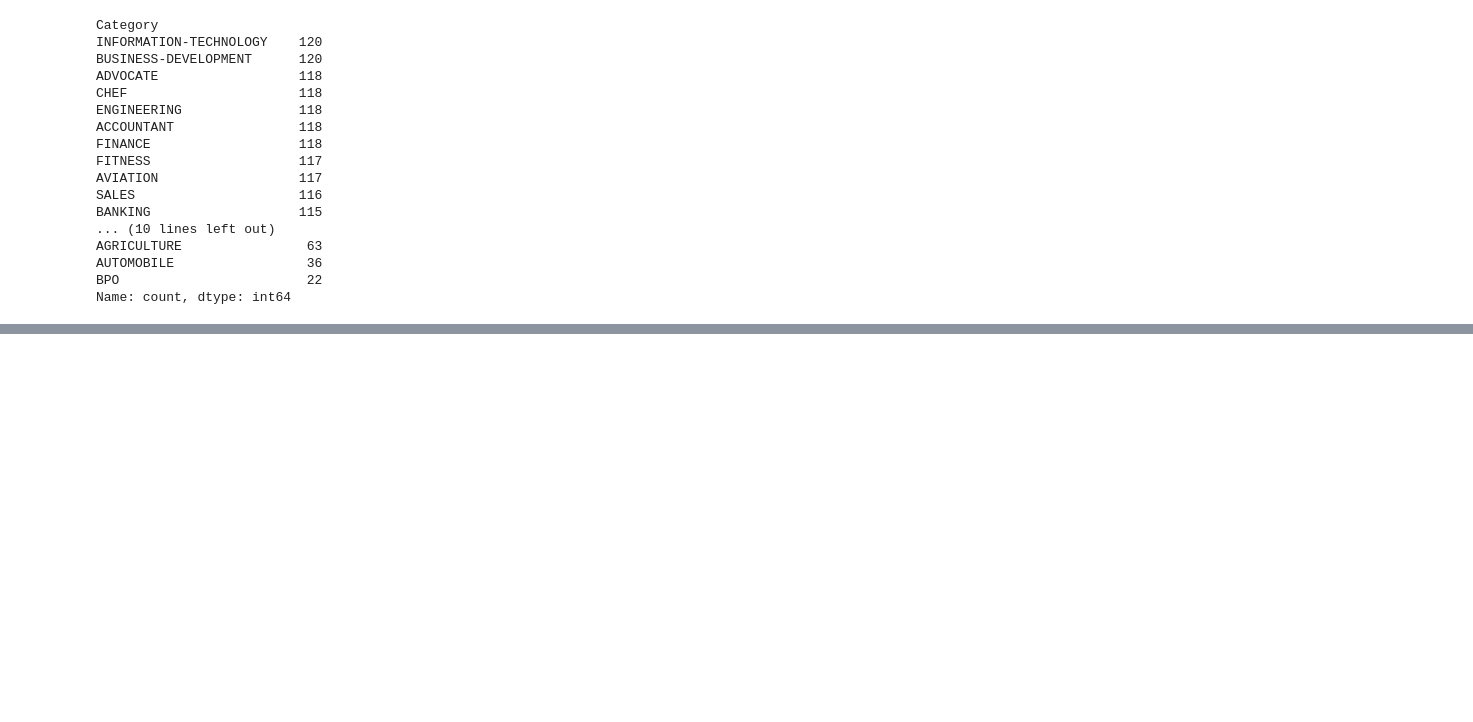
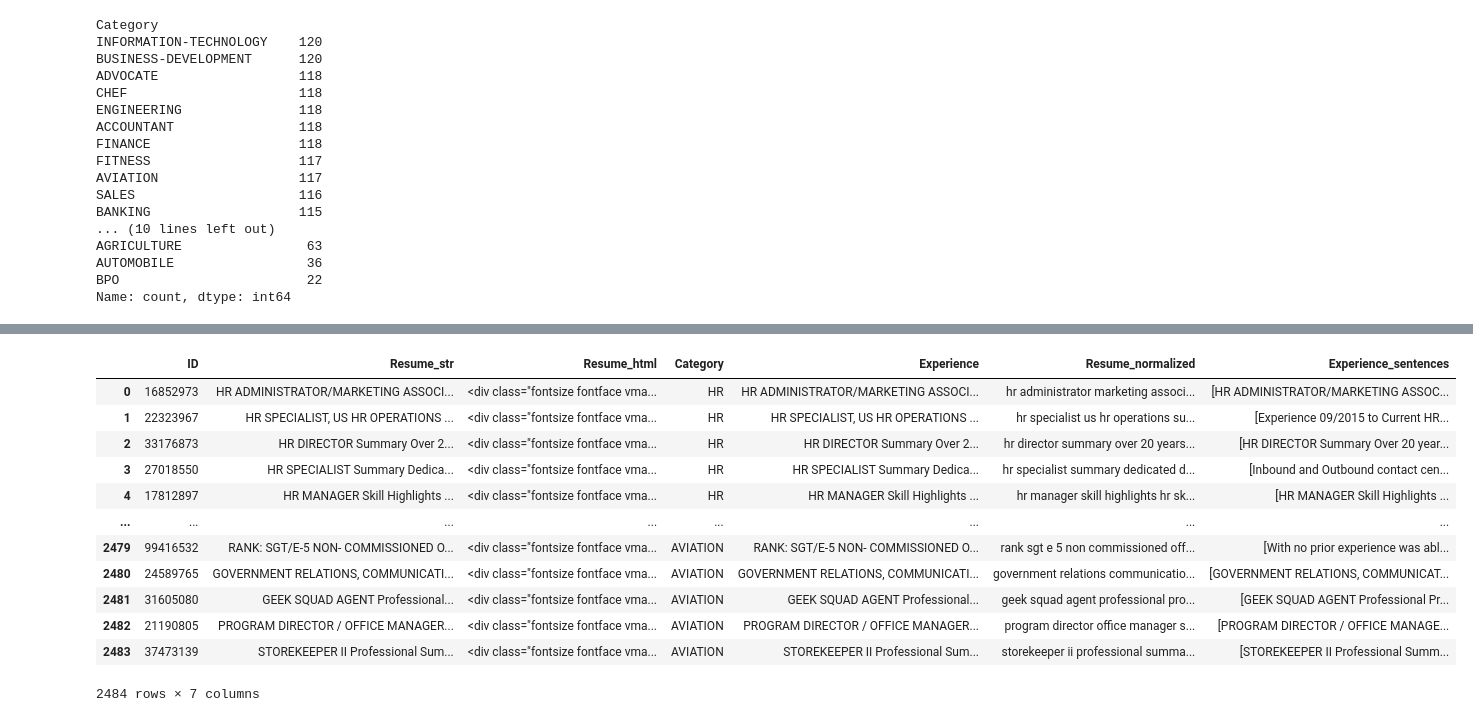
Before and after one commit to b0tish/Career-Link, a Jupyter notebook: ml_model/train_model.ipynb, the cells around one changed output, grey strips where cells are left out. Cells and saved outputs as stored; diff of their text form; code cells hidden in the pictures; blank space fills up the shorter version.

```diff
--- a/ml_model/train_model.ipynb
+++ b/ml_model/train_model.ipynb
@@ -62,0 +113,8 @@ Name: count, dtype: int64
+# %%
+from bs4 import BeautifulSoup
+
+
+def strip_html(text):
+    return BeautifulSoup(text, "html.parser").get_text()
+
+df["Experience"] = df["Resume_html"].apply(strip_html)
@@ -62,0 +135,22 @@ Name: count, dtype: int64
+# %%
+import re
+
+def normalize(text):
+
+    text = text.lower()
+
+    text = re.sub(r'[^a-zA-Z0-9 ]', ' ', text)
+
+    text = re.sub(r'\s+', ' ', text)
+    return text.strip()
+
+
+
+print("Columns in df:")
+print(df.columns)
+
+
+df['Resume_normalized'] = df['Experience'].apply(normalize)
+
+
+df
@@ -62,0 +173,29 @@ Name: count, dtype: int64
+# %%
+import re
+
+def extract_experience_sentences(text):
+    """Split text into sentences and filter those related to experience."""
+    # Split by sentence endings
+    sentences = re.split(r'[.!?]', text)
+    # Filter for those that mention experience
+    return [s.strip() for s in sentences if 'experience' in s.lower()]
+
+
+# Apply this to create a new column with experience-related sentences
+df['Experience_sentences'] = df['Experience'].apply(extract_experience_sentences)
+# %%
+df
+# %% [output]
+|  | ID | Resume_str | Resume_html | Category | Experience | Resume_normalized | Experience_sentences |
+| 0 | 16852973 | HR ADMINISTRATOR/MARKETING ASSOCI... | <div class="fontsize fontface vma... | HR | HR ADMINISTRATOR/MARKETING ASSOCI... | hr administrator marketing associ... | [HR ADMINISTRATOR/MARKETING ASSOC... |
+| 1 | 22323967 | HR SPECIALIST, US HR OPERATIONS ... | <div class="fontsize fontface vma... | HR | HR SPECIALIST, US HR OPERATIONS ... | hr specialist us hr operations su... | [Experience 09/2015 to Current HR... |
+| 2 | 33176873 | HR DIRECTOR Summary Over 2... | <div class="fontsize fontface vma... | HR | HR DIRECTOR Summary Over 2... | hr director summary over 20 years... | [HR DIRECTOR Summary Over 20 year... |
+| 3 | 27018550 | HR SPECIALIST Summary Dedica... | <div class="fontsize fontface vma... | HR | HR SPECIALIST Summary Dedica... | hr specialist summary dedicated d... | [Inbound and Outbound contact cen... |
+| 4 | 17812897 | HR MANAGER Skill Highlights ... | <div class="fontsize fontface vma... | HR | HR MANAGER Skill Highlights ... | hr manager skill highlights hr sk... | [HR MANAGER Skill Highlights ... |
+| ... | ... | ... | ... | ... | ... | ... | ... |
+| 2479 | 99416532 | RANK: SGT/E-5 NON- COMMISSIONED O... | <div class="fontsize fontface vma... | AVIATION | RANK: SGT/E-5 NON- COMMISSIONED O... | rank sgt e 5 non commissioned off... | [With no prior experience was abl... |
+| 2480 | 24589765 | GOVERNMENT RELATIONS, COMMUNICATI... | <div class="fontsize fontface vma... | AVIATION | GOVERNMENT RELATIONS, COMMUNICATI... | government relations communicatio... | [GOVERNMENT RELATIONS, COMMUNICAT... |
+| 2481 | 31605080 | GEEK SQUAD AGENT Professional... | <div class="fontsize fontface vma... | AVIATION | GEEK SQUAD AGENT Professional... | geek squad agent professional pro... | [GEEK SQUAD AGENT Professional Pr... |
+| 2482 | 21190805 | PROGRAM DIRECTOR / OFFICE MANAGER... | <div class="fontsize fontface vma... | AVIATION | PROGRAM DIRECTOR / OFFICE MANAGER... | program director office manager s... | [PROGRAM DIRECTOR / OFFICE MANAGE... |
+| 2483 | 37473139 | STOREKEEPER II Professional Sum... | <div class="fontsize fontface vma... | AVIATION | STOREKEEPER II Professional Sum... | storekeeper ii professional summa... | [STOREKEEPER II Professional Summ... |
+2484 rows × 7 columns
```
Also changed, not shown: parts of 10 cells of this notebook, 5 other files.
